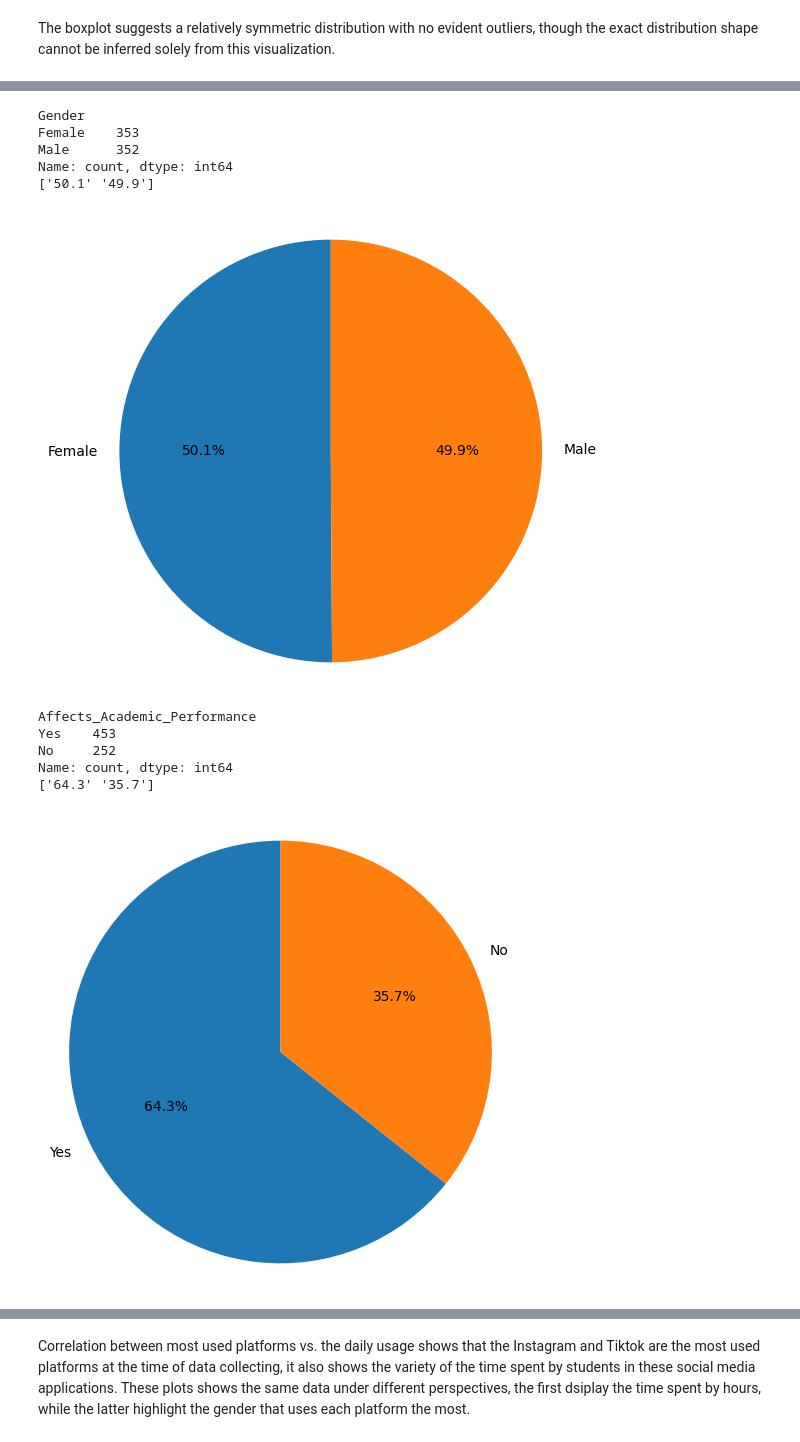
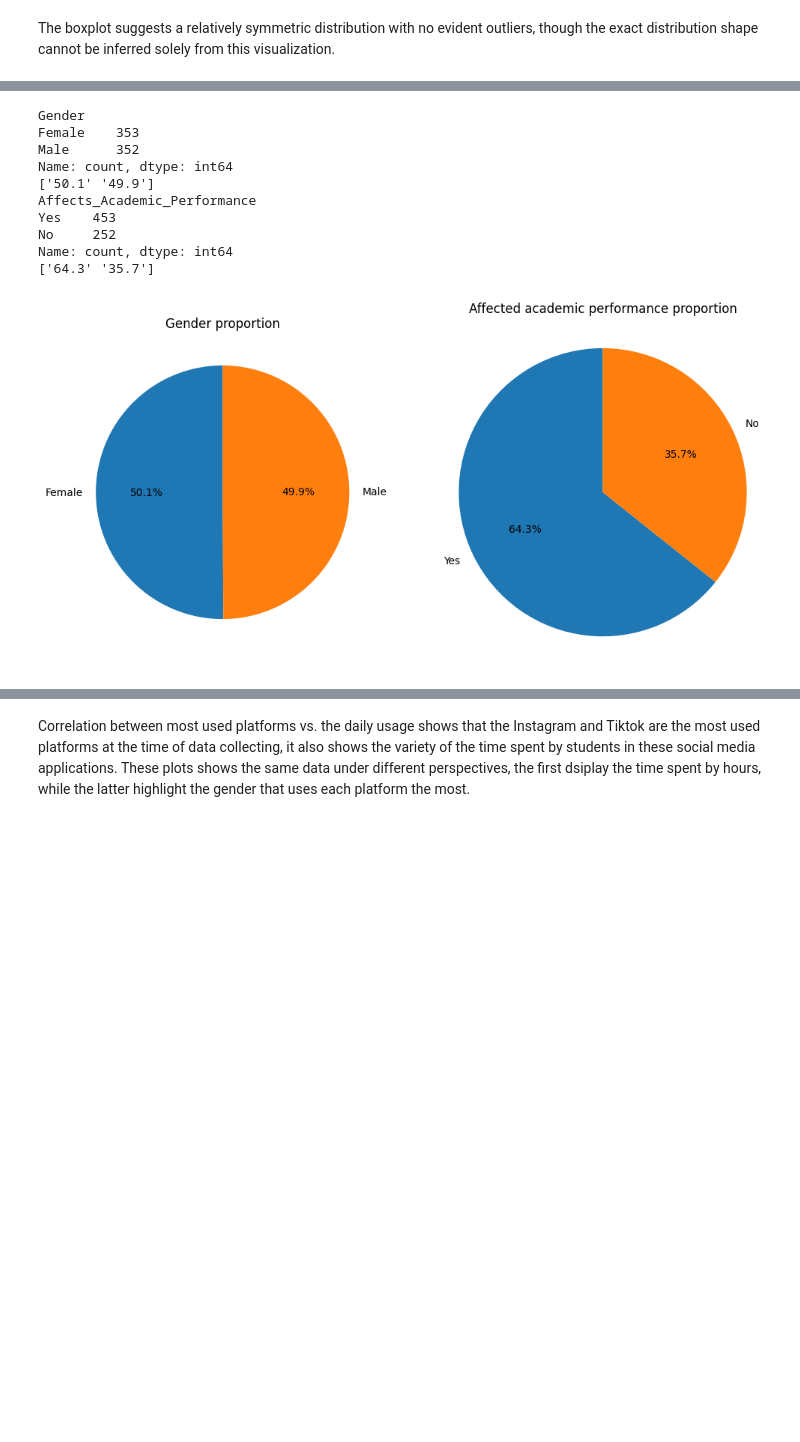
Before and after one commit to Andradev101/pause-student-social-media-addiction-eda, a Jupyter notebook: notebooks/eda.ipynb, the cells around one changed output, grey strips where cells are left out. Saved outputs shown, nothing was run; the diff lists cells and outputs as text; code cells hidden in the pictures; blank space fills up the shorter version.

Commit message:
refined some writing (it still the weakest point) | created more regresion plots | created more bivariate plots

```diff
--- a/notebooks/eda.ipynb
+++ b/notebooks/eda.ipynb
@@ -141,43 +120,41 @@ Which is only 21.8% of the 110 countries present.
 # %%
 print(df['Gender'].value_counts())
 normalized_gender_percentages = (df['Gender'].value_counts(normalize=True).mul(100).round(1).astype(float))
 print(df['Gender'].value_counts(normalize=True).mul(100).round(1).astype(str).to_numpy())
 
-plt.figure(figsize=(6, 6)) # Optional: set figure size
-plt.pie(
+fig, (ax0,ax1) = plt.subplots(1, 2, figsize=(12,6))
+
+ax0.pie(
     normalized_gender_percentages.to_numpy(),
     labels = ['Female', 'Male'],
     autopct='%1.1f%%',
-    startangle=90
+    startangle=90,
 )
+ax0.set_title('Gender proportion')
 
-plt.axis('equal')
-plt.show()
 
 print(df['Affects_Academic_Performance'].value_counts())
 normalized_gender_percentages = (df['Affects_Academic_Performance'].value_counts(normalize=True).mul(100).round(1).astype(float))
 print(df['Affects_Academic_Performance'].value_counts(normalize=True).mul(100).round(1).astype(str).to_numpy())
-
-plt.figure(figsize=(6, 6)) # Optional: set figure size
-plt.pie(
+ax1.pie(
     normalized_gender_percentages.to_numpy(),
     labels = ['Yes', 'No'],
     autopct='%1.1f%%',
-    startangle=90
+    startangle=90,
 )
+ax1.set_title('Affected academic performance proportion')
 
 plt.axis('equal')
 plt.show()
 # %% [output]
 Gender
 Female    353
 Male      352
 Name: count, dtype: int64
 ['50.1' '49.9']
+Affects_Academic_Performance
+Yes    453
+No     252
+Name: count, dtype: int64
+['64.3' '35.7']
-[figure, old version]
+[figure, new version]
-Affects_Academic_Performance
-Yes    453
-No     252
-Name: count, dtype: int64
-['64.3' '35.7']
-[figure, removed]
```
Also changed, not shown: parts of 22 cells of this notebook, 1 other file.
